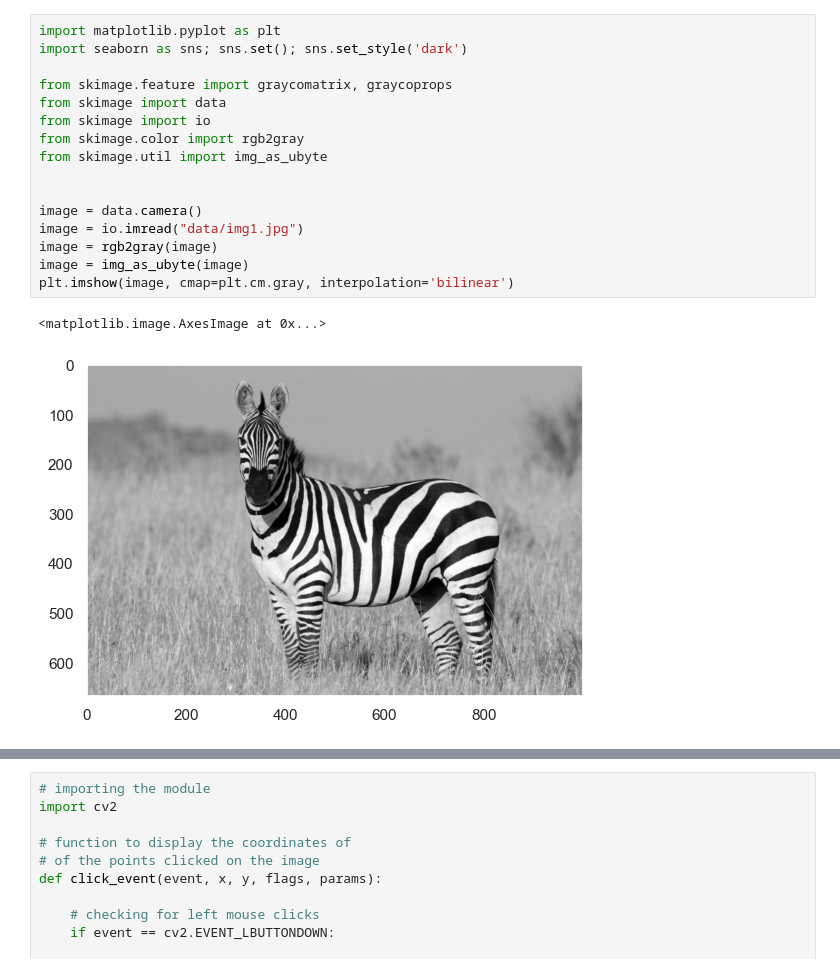
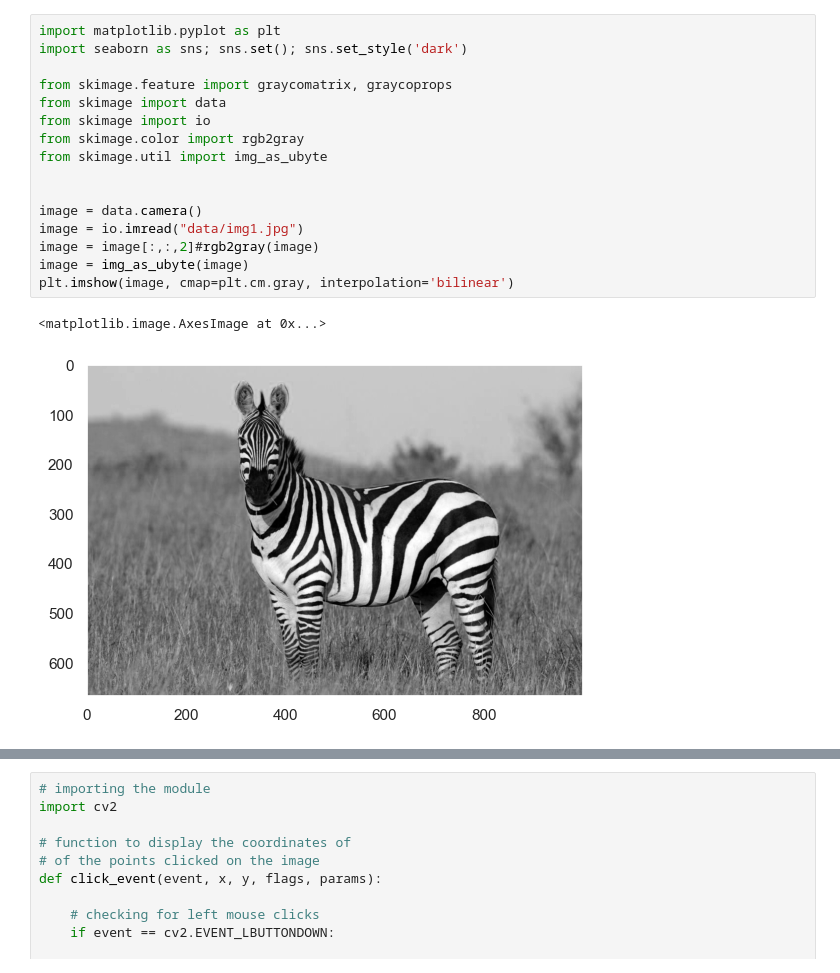
Before and after one commit to Gholamrezadar/CV_HW4, a Jupyter notebook: glcm_sample_code.ipynb, the cells around one changed output, grey strips where cells are left out. Drawn from its saved outputs; the diff is of its cells as text.

```diff
--- a/glcm_sample_code.ipynb
+++ b/glcm_sample_code.ipynb
@@ -1,22 +1,22 @@
 # %%
 import matplotlib.pyplot as plt
 import seaborn as sns; sns.set(); sns.set_style('dark')
 
 from skimage.feature import graycomatrix, graycoprops
 from skimage import data
 from skimage import io
 from skimage.color import rgb2gray
 from skimage.util import img_as_ubyte
 
 
 image = data.camera()
 image = io.imread("data/img1.jpg")
-image = rgb2gray(image)
+image = image[:,:,2]#rgb2gray(image)
 image = img_as_ubyte(image)
 plt.imshow(image, cmap=plt.cm.gray, interpolation='bilinear')
 # %% [output]
 <matplotlib.image.AxesImage at 0x...>
-[figure, old version]
+[figure, new version]
 # %%
 import numpy as np
 
```
Also changed, not shown: parts of 3 cells of this notebook, 2 other files.
